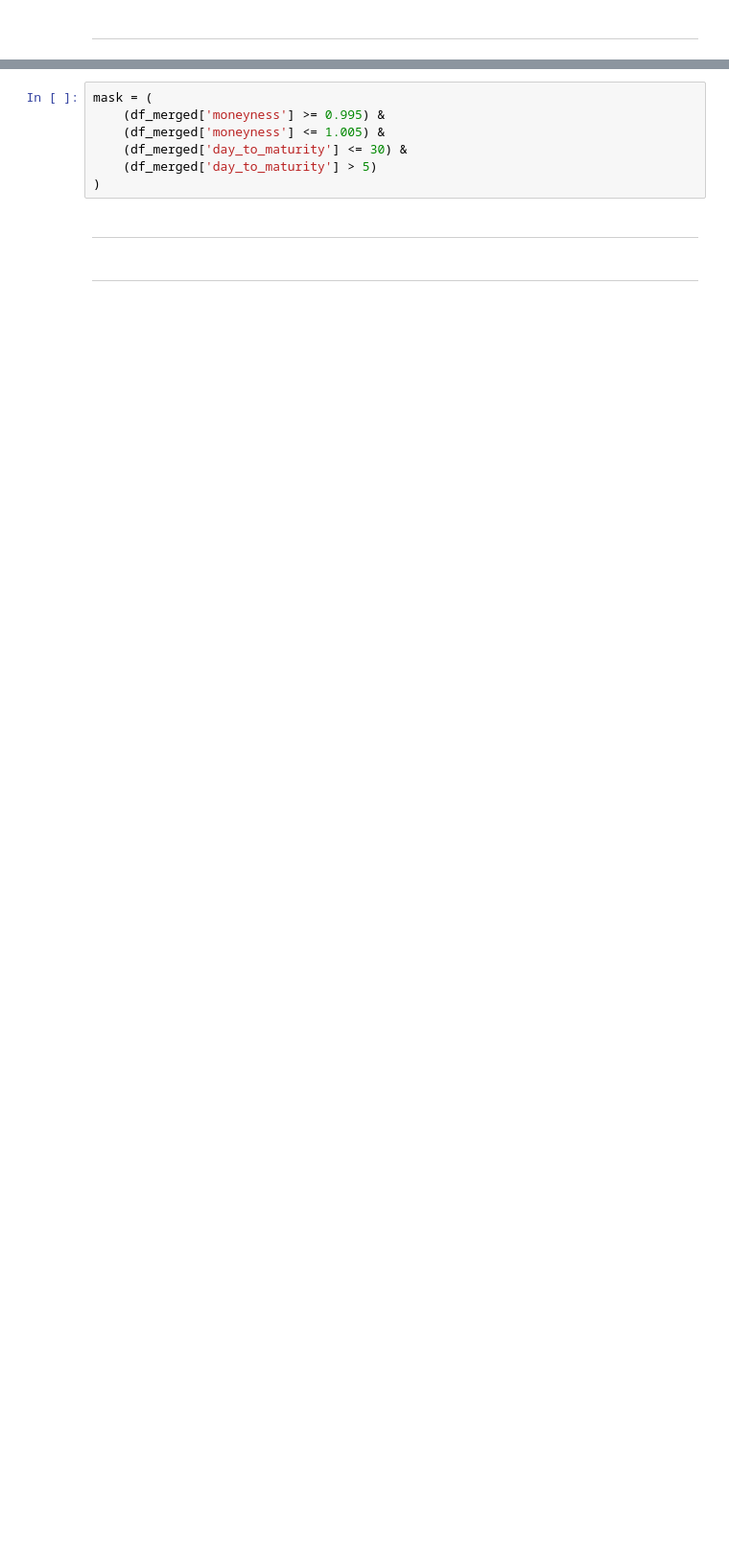
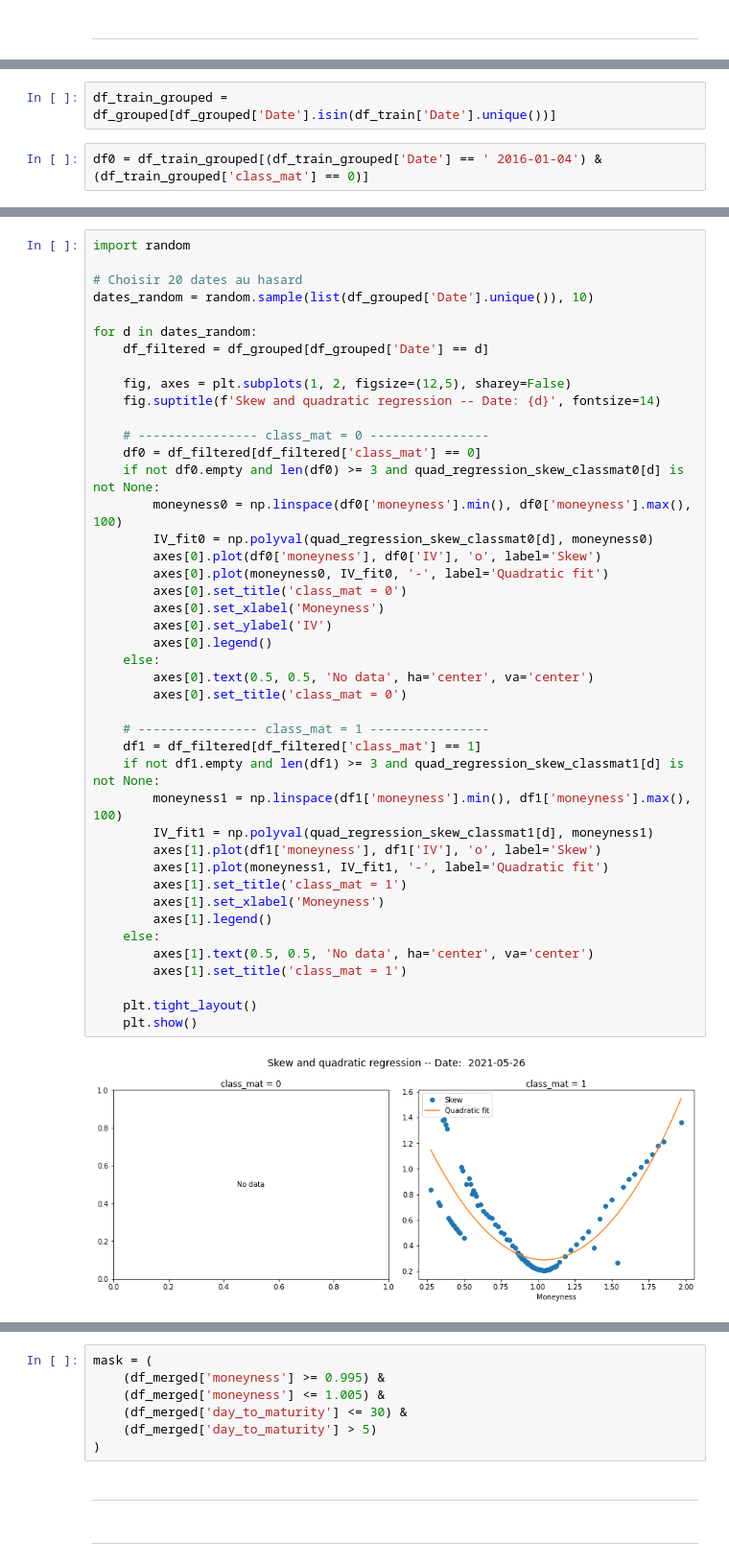
Before and after one commit to jasonTor/Alpha_Volatility_Strategy, a Jupyter notebook: exploratory_analysis2.ipynb, the cells around one changed output, grey strips where cells are left out. Shown at 96% size. Drawn from its saved outputs; the diff is of its cells as text; blank space fills up the shorter version.

```diff
--- a/exploratory_analysis2.ipynb
+++ b/exploratory_analysis2.ipynb
@@ -735,0 +817,4 @@ We will keep the threshold of -0.005, which achieved an accuracy of over 71.29%
+# %%
+df_train_grouped = df_grouped[df_grouped['Date'].isin(df_train['Date'].unique())]
+# %%
+df0 = df_train_grouped[(df_train_grouped['Date'] == ' 2016-01-04') & (df_train_grouped['class_mat'] == 0)]
@@ -735,0 +847,45 @@ We will keep the threshold of -0.005, which achieved an accuracy of over 71.29%
+# %%
+import random
+
+# Choisir 20 dates au hasard
+dates_random = random.sample(list(df_grouped['Date'].unique()), 10)
+
+for d in dates_random:
+    df_filtered = df_grouped[df_grouped['Date'] == d]
+
+    fig, axes = plt.subplots(1, 2, figsize=(12,5), sharey=False)
+    fig.suptitle(f'Skew and quadratic regression -- Date: {d}', fontsize=14)
+
+    # ---------------- class_mat = 0 ----------------
+    df0 = df_filtered[df_filtered['class_mat'] == 0]
+    if not df0.empty and len(df0) >= 3 and quad_regression_skew_classmat0[d] is not None:
+        moneyness0 = np.linspace(df0['moneyness'].min(), df0['moneyness'].max(), 100)
+        IV_fit0 = np.polyval(quad_regression_skew_classmat0[d], moneyness0)
+        axes[0].plot(df0['moneyness'], df0['IV'], 'o', label='Skew')
+        axes[0].plot(moneyness0, IV_fit0, '-', label='Quadratic fit')
+        axes[0].set_title('class_mat = 0')
+        axes[0].set_xlabel('Moneyness')
+        axes[0].set_ylabel('IV')
+        axes[0].legend()
+    else:
+        axes[0].text(0.5, 0.5, 'No data', ha='center', va='center')
+        axes[0].set_title('class_mat = 0')
+
+    # ---------------- class_mat = 1 ----------------
+    df1 = df_filtered[df_filtered['class_mat'] == 1]
+    if not df1.empty and len(df1) >= 3 and quad_regression_skew_classmat1[d] is not None:
+        moneyness1 = np.linspace(df1['moneyness'].min(), df1['moneyness'].max(), 100)
+        IV_fit1 = np.polyval(quad_regression_skew_classmat1[d], moneyness1)
+        axes[1].plot(df1['moneyness'], df1['IV'], 'o', label='Skew')
+        axes[1].plot(moneyness1, IV_fit1, '-', label='Quadratic fit')
+        axes[1].set_title('class_mat = 1')
+        axes[1].set_xlabel('Moneyness')
+        axes[1].legend()
+    else:
+        axes[1].text(0.5, 0.5, 'No data', ha='center', va='center')
+        axes[1].set_title('class_mat = 1')
+
+    plt.tight_layout()
+    plt.show()
+# %% [output]
+[figure, added]
```
Also changed, not shown: parts of 49 cells of this notebook, 1 other file.
